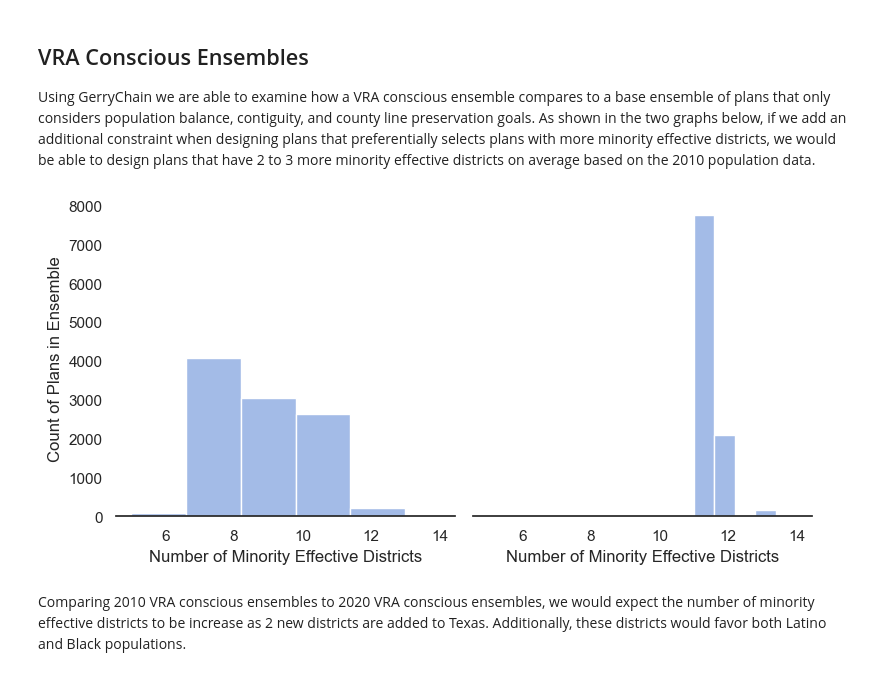
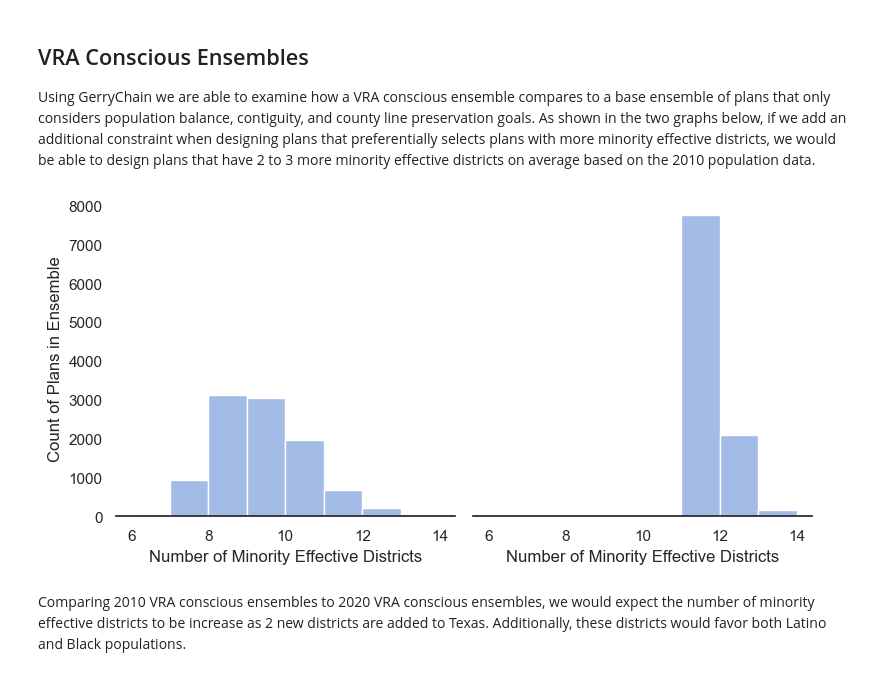
Before and after one commit to uwescience/dssg2021-redistricting, a Jupyter notebook: Texas/04_TX_Ensemble_Analysis.ipynb, the cells around one changed output. Saved outputs shown, nothing was run; the diff lists cells and outputs as text; code cells hidden in the pictures.

```diff
--- a/Texas/04_TX_Ensemble_Analysis.ipynb
+++ b/Texas/04_TX_Ensemble_Analysis.ipynb
@@ -76,28 +76,28 @@ Using GerryChain we are able to examine how a VRA conscious ensemble compares to
 # %%
 sns.set(style="white", palette="muted", color_codes=True)
 
 
 # Set up the matplotlib figure
 f, axes = plt.subplots(1, 2, figsize=(8, 4), sharex=True, sharey=True)
 sns.despine(left=True)
 
-ax1 = sns.histplot(distinct_state['2010 Base Plan'], bins=5, alpha = .5, ax=axes[0])
+ax1 = sns.histplot(distinct_state['2010 Base Plan'], bins=list(range(6,15)), alpha = .5, ax=axes[0])
 ax1.set(#title='Base Plan (2010)',
         xlabel='Number of Minority Effective Districts',
         ylabel='Count of Plans in Ensemble'
        )
 
-ax2 = sns.histplot(distinct_state['2010 VRA Plan'], bins=5, alpha = .5, ax=axes[1])
+ax2 = sns.histplot(distinct_state['2010 VRA Plan'], bins=list(range(6,15)), alpha = .5, ax=axes[1])
 ax2.set(#title='VRA Plan (2010)',
         xlabel='Number of Minority Effective Districts',
         ylabel='Count of Plans in Ensemble'
        )
 
 # plt.setp(axes, yticks=[])
 plt.tight_layout()
 plt.show()
 # %% [output]
-[figure, old version]
+[figure, new version]
 # %% [markdown]
 Comparing 2010 VRA conscious ensembles to 2020 VRA conscious ensembles, we would expect the number of minority effective districts to be increase as 2 new districts are added to Texas. Additionally, these districts would favor both Latino and Black populations.
 # %%
```
Also changed, not shown: parts of 2 cells of this notebook.
